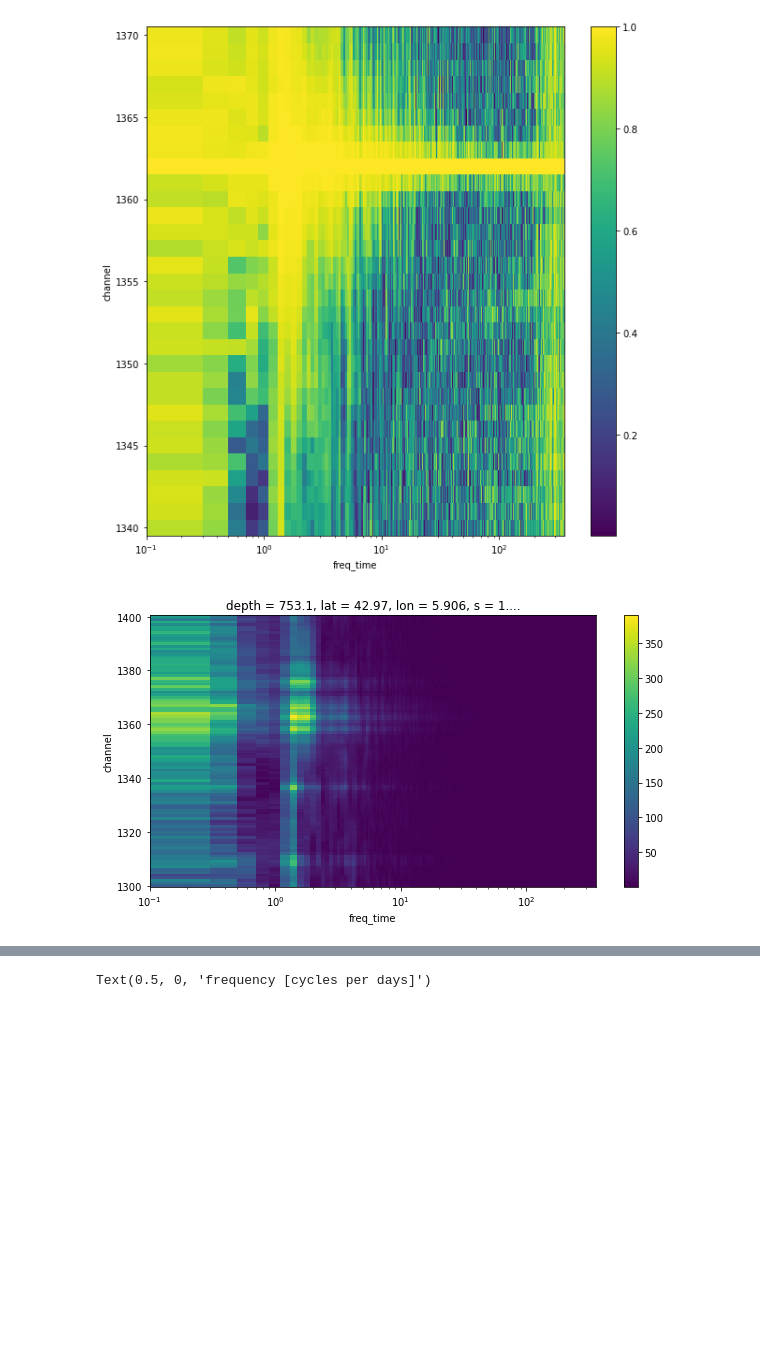
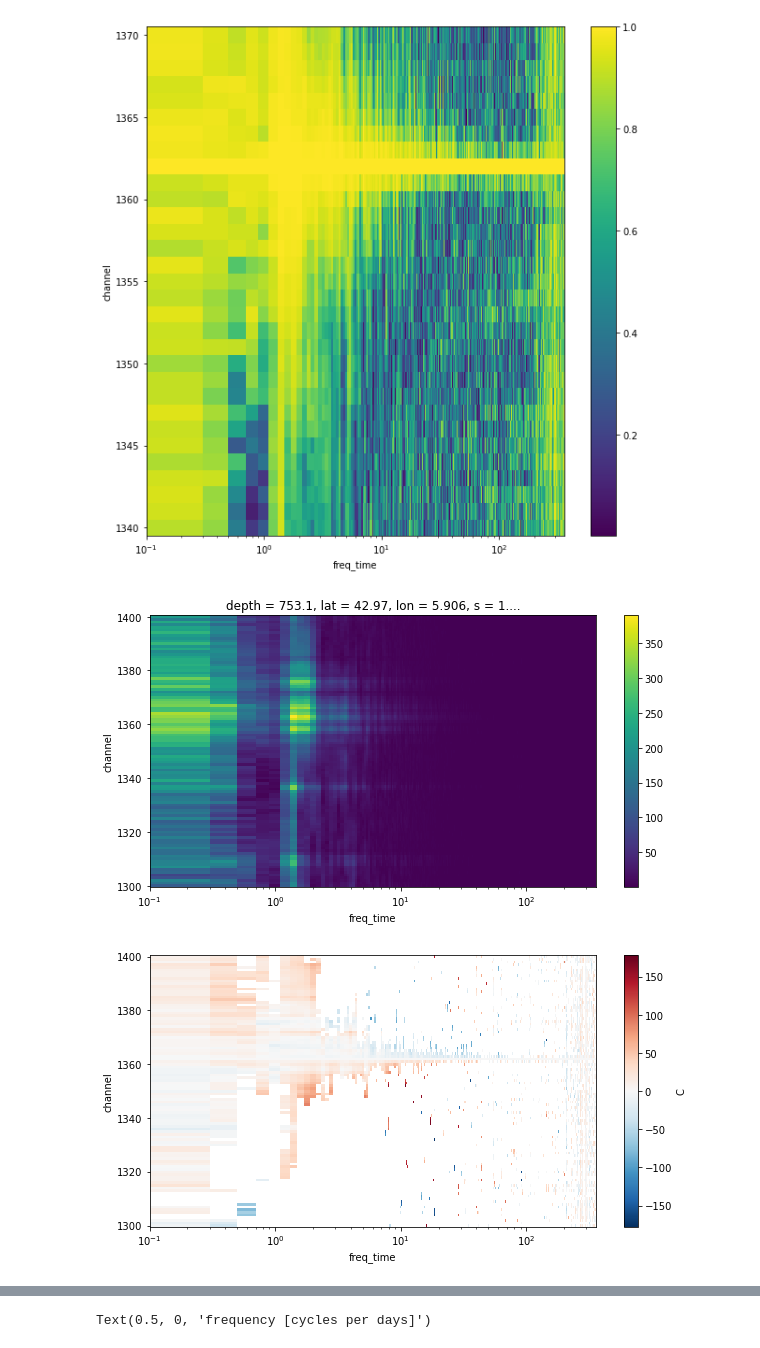
Before and after one commit to apatlpo/das_work, a Jupyter notebook: das/blurring.ipynb, the cells around one changed output, grey strips where cells are left out. Cells and saved outputs as stored; diff of their text form; code cells hidden in the pictures; blank space fills up the shorter version.

```diff
--- a/das/blurring.ipynb
+++ b/das/blurring.ipynb
@@ -132,11 +132,13 @@ def spectra(x, T, y=None):
 # %%
 _strain = ds.strain
 
-# check add a synthetic inertial oscillation to validate the spectral calculation
+# check add a synthetic inertial oscillation to validate:
+#   - the spectral calculation (frequency calculation)
+#   - cross-spectral calculation (positive phase = positive lag)
 if False:
     f, f_cpd = hy.get_f(hy.toulon["lat"])
     t = (_strain.time - _strain.time[0])/pd.Timedelta("1D")
-    _strain = _strain + 1e5*np.cos(2*np.pi*f_cpd*t)
+    _strain = _strain + 1e5*np.cos(2*np.pi*(f_cpd*t - ds.channel/100))
     _strain.isel(time=tslice).plot()
 
 E = spectra(_strain, T=5).rename("E")
@@ -169,11 +171,20 @@ ax.set_xscale("log")
 # %% [output]
 [figure]
 # %%
-fig, ax = plt.subplots(1,1, figsize=(10,5))
 _C = C.where(C.freq_time>0, drop=True)
 _C = _C.sel(channel=slice(1300,1400))
-_C = np.abs(_C)/np.sqrt(E.sel(channel=c_ref))
-_C.plot(x="freq_time")
+
+fig, ax = plt.subplots(1,1, figsize=(10,5))
+_H = np.abs(_C)/np.sqrt(E.sel(channel=c_ref))
+_H.plot(x="freq_time")
 ax.set_xscale("log")
+
+fig, ax = plt.subplots(1,1, figsize=(10,5))
+_C2 = np.abs(_C)/np.sqrt(E*E.sel(channel=c_ref))
+_A = xr.apply_ufunc(np.angle, _C, dask="parallelized")*180/np.pi
+_A = _A.where(_C2>0.8)
+_A.plot(x="freq_time")
+ax.set_xscale("log")
 # %% [output]
 [figure]
+[figure, added]
```
Also changed, not shown: parts of 1 cell of this notebook.
